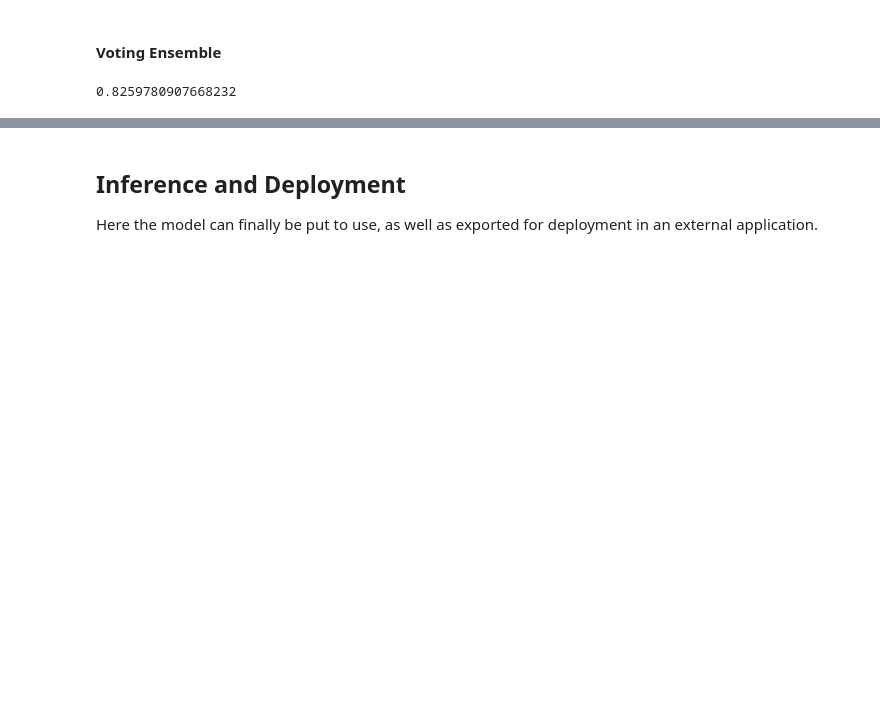
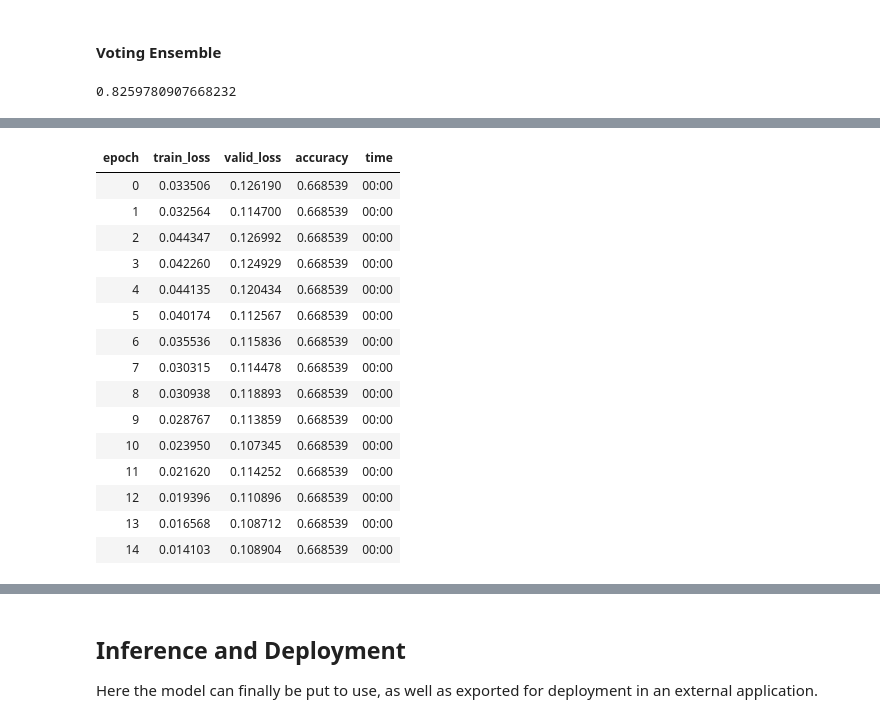
Before and after one commit to BHouwens/kitchen_sink, a Jupyter notebook: Tabular.ipynb, the cells around one changed output, grey strips where cells are left out. Drawn from its saved outputs; the diff is of its cells as text; code cells hidden in the pictures; blank space fills up the shorter version.

```diff
--- a/Tabular.ipynb
+++ b/Tabular.ipynb
@@ -1670,0 +1485,20 @@ all_i_care_about.to_csv('submission.csv')
+# %%
+# Let's try a fit-one-cycle
+learn.fit_one_cycle(15, 0.03)
+# %% [output]
+| epoch | train_loss | valid_loss | accuracy | time |
+| 0 | 0.033506 | 0.126190 | 0.668539 | 00:00 |
+| 1 | 0.032564 | 0.114700 | 0.668539 | 00:00 |
+| 2 | 0.044347 | 0.126992 | 0.668539 | 00:00 |
+| 3 | 0.042260 | 0.124929 | 0.668539 | 00:00 |
+| 4 | 0.044135 | 0.120434 | 0.668539 | 00:00 |
+| 5 | 0.040174 | 0.112567 | 0.668539 | 00:00 |
+| 6 | 0.035536 | 0.115836 | 0.668539 | 00:00 |
+| 7 | 0.030315 | 0.114478 | 0.668539 | 00:00 |
+| 8 | 0.030938 | 0.118893 | 0.668539 | 00:00 |
+| 9 | 0.028767 | 0.113859 | 0.668539 | 00:00 |
+| 10 | 0.023950 | 0.107345 | 0.668539 | 00:00 |
+| 11 | 0.021620 | 0.114252 | 0.668539 | 00:00 |
+| 12 | 0.019396 | 0.110896 | 0.668539 | 00:00 |
+| 13 | 0.016568 | 0.108712 | 0.668539 | 00:00 |
+| 14 | 0.014103 | 0.108904 | 0.668539 | 00:00 |
```
Also changed, not shown: parts of 35 cells of this notebook.
